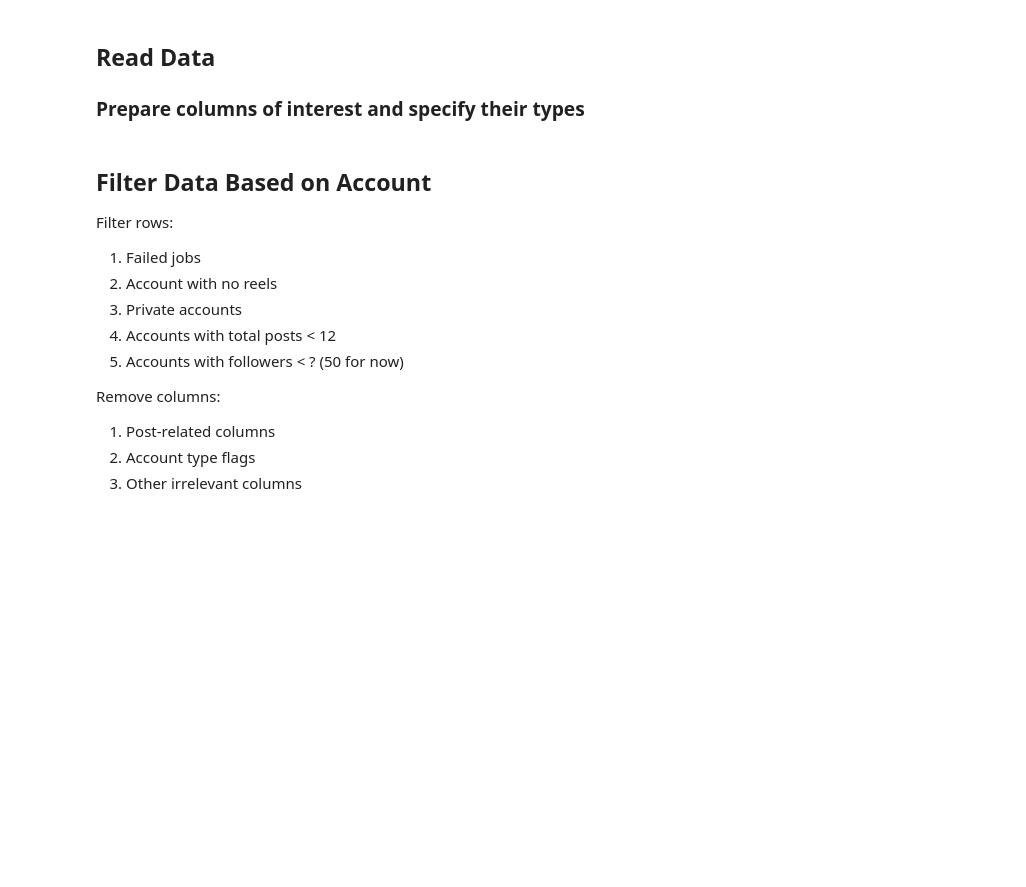
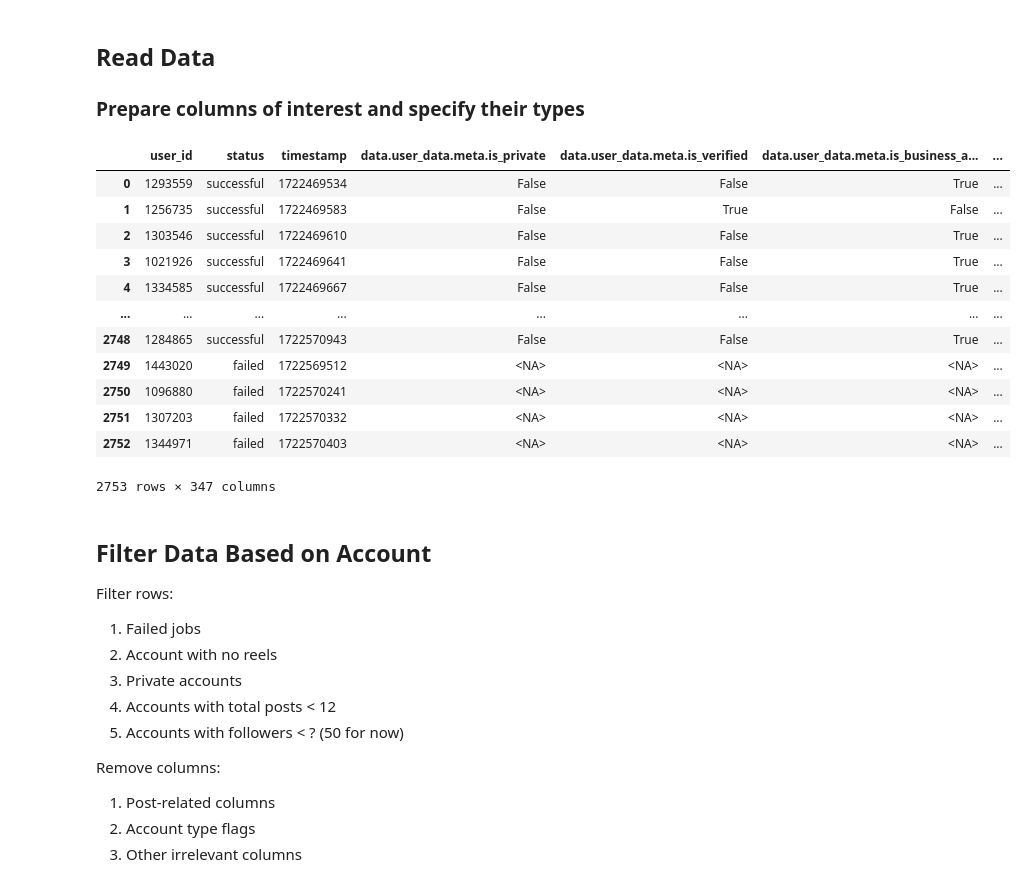
Before and after one commit to Mirrien-Liang/posting-time-impact-analysis, a Jupyter notebook: notebooks/data_cleaning.ipynb, the cells around one changed output. Cells and saved outputs as stored; diff of their text form; code cells hidden in the pictures; blank space fills up the shorter version.

```diff
--- a/notebooks/data_cleaning.ipynb
+++ b/notebooks/data_cleaning.ipynb
@@ -71,6 +71,22 @@ data = pd.read_csv(
     usecols=columns_to_read,
     dtype=DTYPE_DICT,
 )
+# %%
+data
+# %% [output]
+|  | user_id | status | timestamp | data.user_data.meta.is_private | data.user_data.meta.is_verified | data.user_data.meta.is_business_a... | ... |
+| 0 | 1293559 | successful | 1722469534 | False | False | True | ... |
+| 1 | 1256735 | successful | 1722469583 | False | True | False | ... |
+| 2 | 1303546 | successful | 1722469610 | False | False | True | ... |
+| 3 | 1021926 | successful | 1722469641 | False | False | True | ... |
+| 4 | 1334585 | successful | 1722469667 | False | False | True | ... |
+| ... | ... | ... | ... | ... | ... | ... | ... |
+| 2748 | 1284865 | successful | 1722570943 | False | False | True | ... |
+| 2749 | 1443020 | failed | 1722569512 | <NA> | <NA> | <NA> | ... |
+| 2750 | 1096880 | failed | 1722570241 | <NA> | <NA> | <NA> | ... |
+| 2751 | 1307203 | failed | 1722570332 | <NA> | <NA> | <NA> | ... |
+| 2752 | 1344971 | failed | 1722570403 | <NA> | <NA> | <NA> | ... |
+2753 rows × 347 columns
 # %% [markdown]
 ## Filter Data Based on Account
 
```
Also changed, not shown: parts of 6 cells of this notebook.
